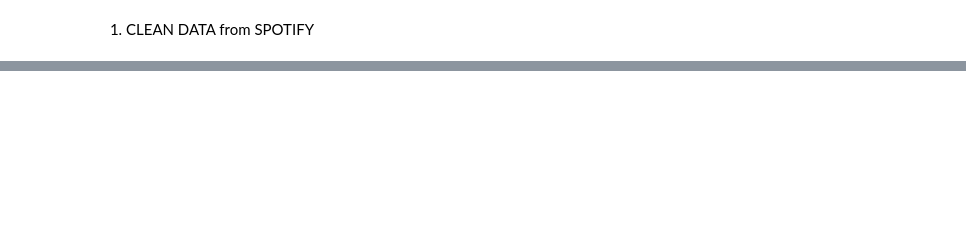
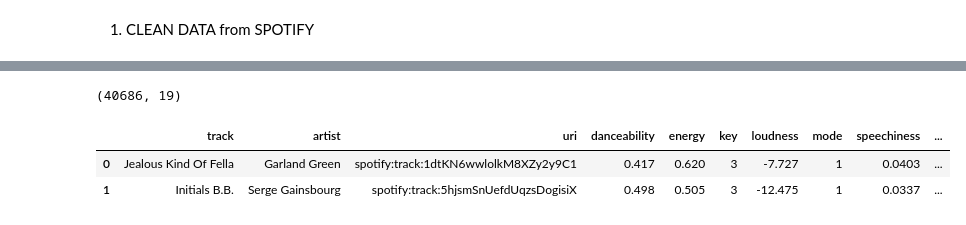
Before and after one commit to mrtz-wssl/spotify-BD, a Jupyter notebook: data_clean.ipynb, the cells around one changed output, grey strips where cells are left out. Drawn from its saved outputs; the diff is of its cells as text; code cells hidden in the pictures; blank space fills up the shorter version.

```diff
--- a/data_clean.ipynb
+++ b/data_clean.ipynb
@@ -53,3 +56,15 @@ NameError: name 'datas' is not defined
+# %%
+#drop duplicates and null values
+df.drop_duplicates(inplace=True)
+df.dropna(inplace=True)
+print(df.shape)
+
+df.head(2)
+# %% [output]
+(40686, 19)
+|  | track | artist | uri | danceability | energy | key | loudness | mode | speechiness | ... |
+| 0 | Jealous Kind Of Fella | Garland Green | spotify:track:1dtKN6wwlolkM8XZy2y9C1 | 0.417 | 0.620 | 3 | -7.727 | 1 | 0.0403 | ... |
+| 1 | Initials B.B. | Serge Gainsbourg | spotify:track:5hjsmSnUefdUqzsDogisiX | 0.498 | 0.505 | 3 | -12.475 | 1 | 0.0337 | ... |
 # %%
 # count values of target variable called target of df
 print(df['target'].value_counts())
```
Also changed, not shown: parts of 11 cells of this notebook, 12 other files.
